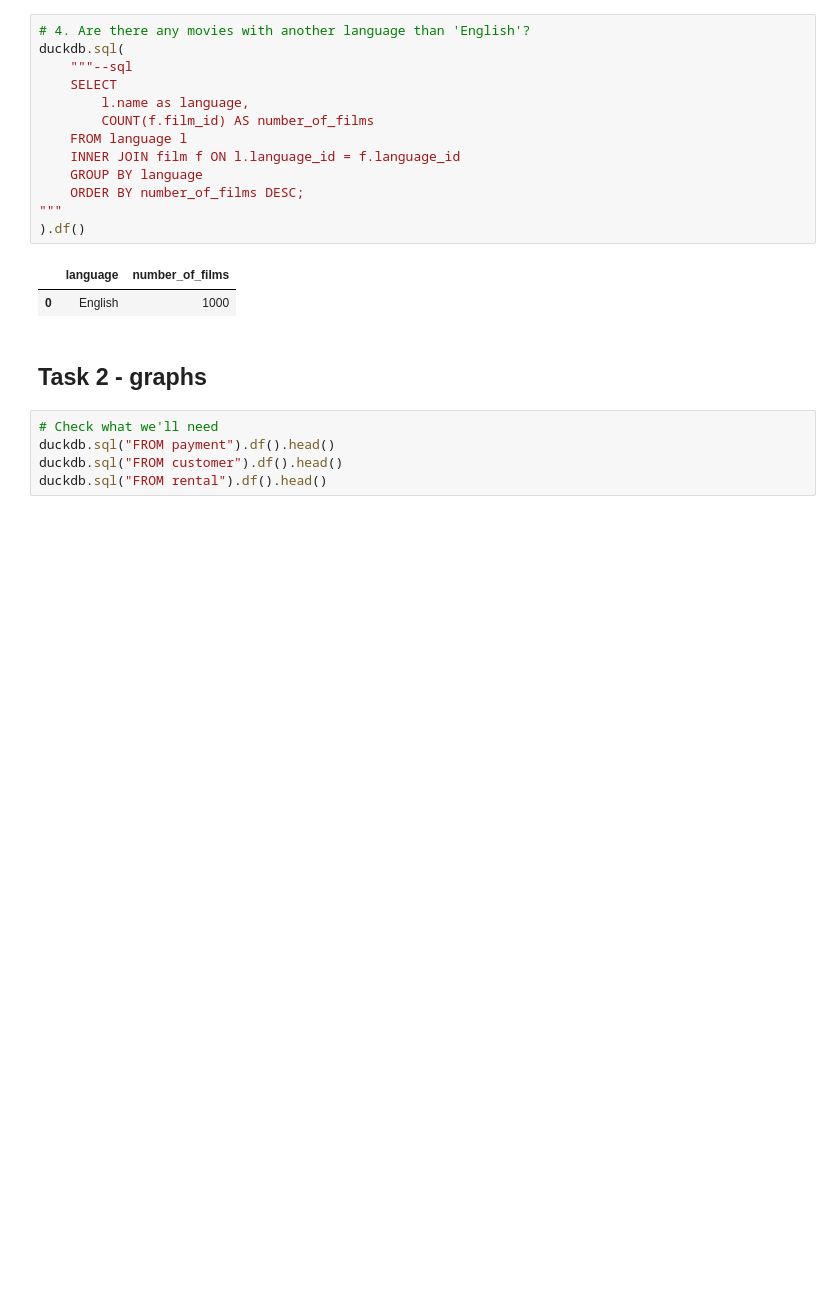
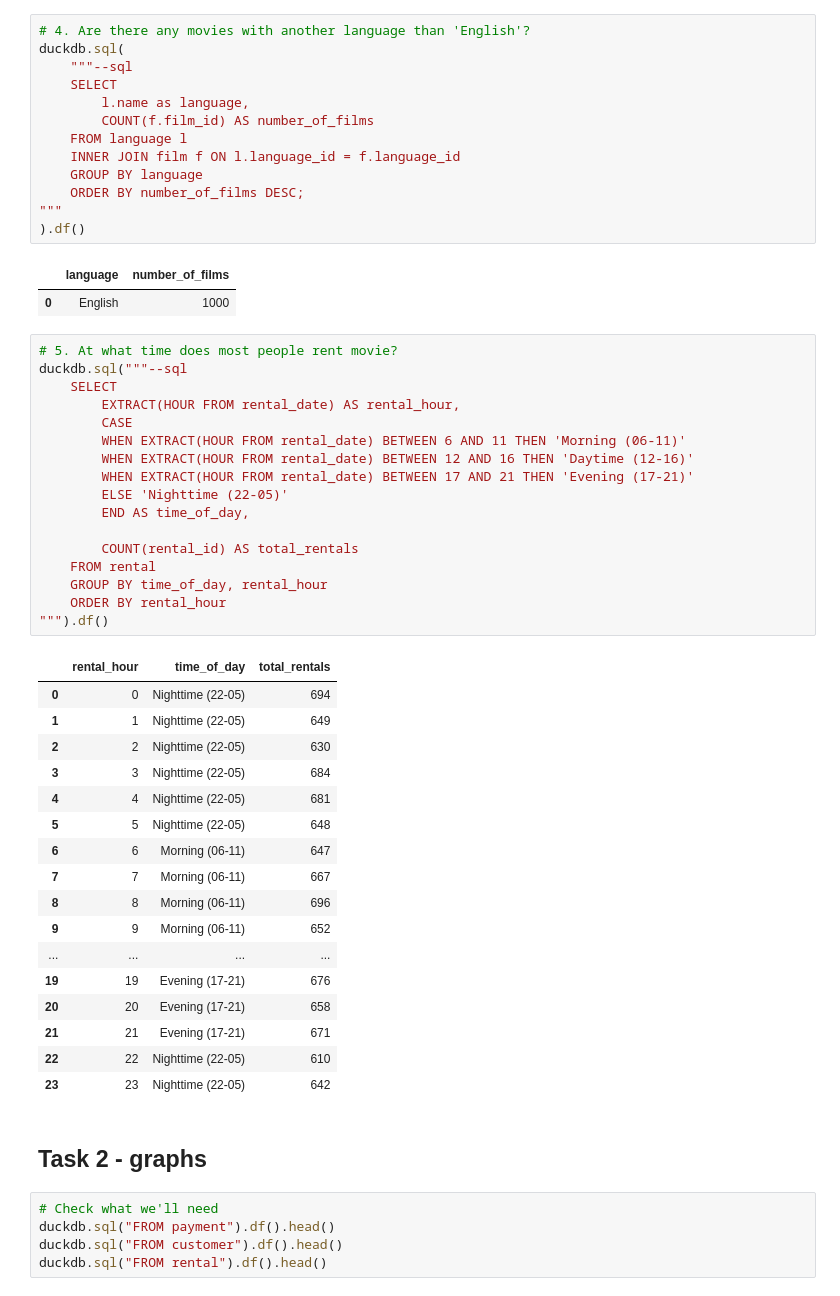
Before and after one commit to LisaYllander92/SQL_LAB_DE25_LisaYllander, a Jupyter notebook: data_analys.ipynb, the cells around one changed output. Saved outputs shown, nothing was run; the diff lists cells and outputs as text; blank space fills up the shorter version.

```diff
--- a/data_analys.ipynb
+++ b/data_analys.ipynb
@@ -277,6 +277,41 @@ duckdb.sql(
 # %% [output]
 |  | language | number_of_films |
 | 0 | English | 1000 |
+# %%
+# 5. At what time does most people rent movie?
+duckdb.sql("""--sql
+    SELECT
+        EXTRACT(HOUR FROM rental_date) AS rental_hour,
+        CASE
+        WHEN EXTRACT(HOUR FROM rental_date) BETWEEN 6 AND 11 THEN 'Morning (06-11)'
+        WHEN EXTRACT(HOUR FROM rental_date) BETWEEN 12 AND 16 THEN 'Daytime (12-16)'
+        WHEN EXTRACT(HOUR FROM rental_date) BETWEEN 17 AND 21 THEN 'Evening (17-21)'
+        ELSE 'Nighttime (22-05)'
+        END AS time_of_day,
+
+        COUNT(rental_id) AS total_rentals
+    FROM rental
+    GROUP BY time_of_day, rental_hour
+    ORDER BY rental_hour
+""").df()
+# %% [output]
+|  | rental_hour | time_of_day | total_rentals |
+| 0 | 0 | Nighttime (22-05) | 694 |
+| 1 | 1 | Nighttime (22-05) | 649 |
+| 2 | 2 | Nighttime (22-05) | 630 |
+| 3 | 3 | Nighttime (22-05) | 684 |
+| 4 | 4 | Nighttime (22-05) | 681 |
+| 5 | 5 | Nighttime (22-05) | 648 |
+| 6 | 6 | Morning (06-11) | 647 |
+| 7 | 7 | Morning (06-11) | 667 |
+| 8 | 8 | Morning (06-11) | 696 |
+| 9 | 9 | Morning (06-11) | 652 |
+| ... | ... | ... | ... |
+| 19 | 19 | Evening (17-21) | 676 |
+| 20 | 20 | Evening (17-21) | 658 |
+| 21 | 21 | Evening (17-21) | 671 |
+| 22 | 22 | Nighttime (22-05) | 610 |
+| 23 | 23 | Nighttime (22-05) | 642 |
 # %% [markdown]
 ## Task 2 - graphs
 # %%
```
